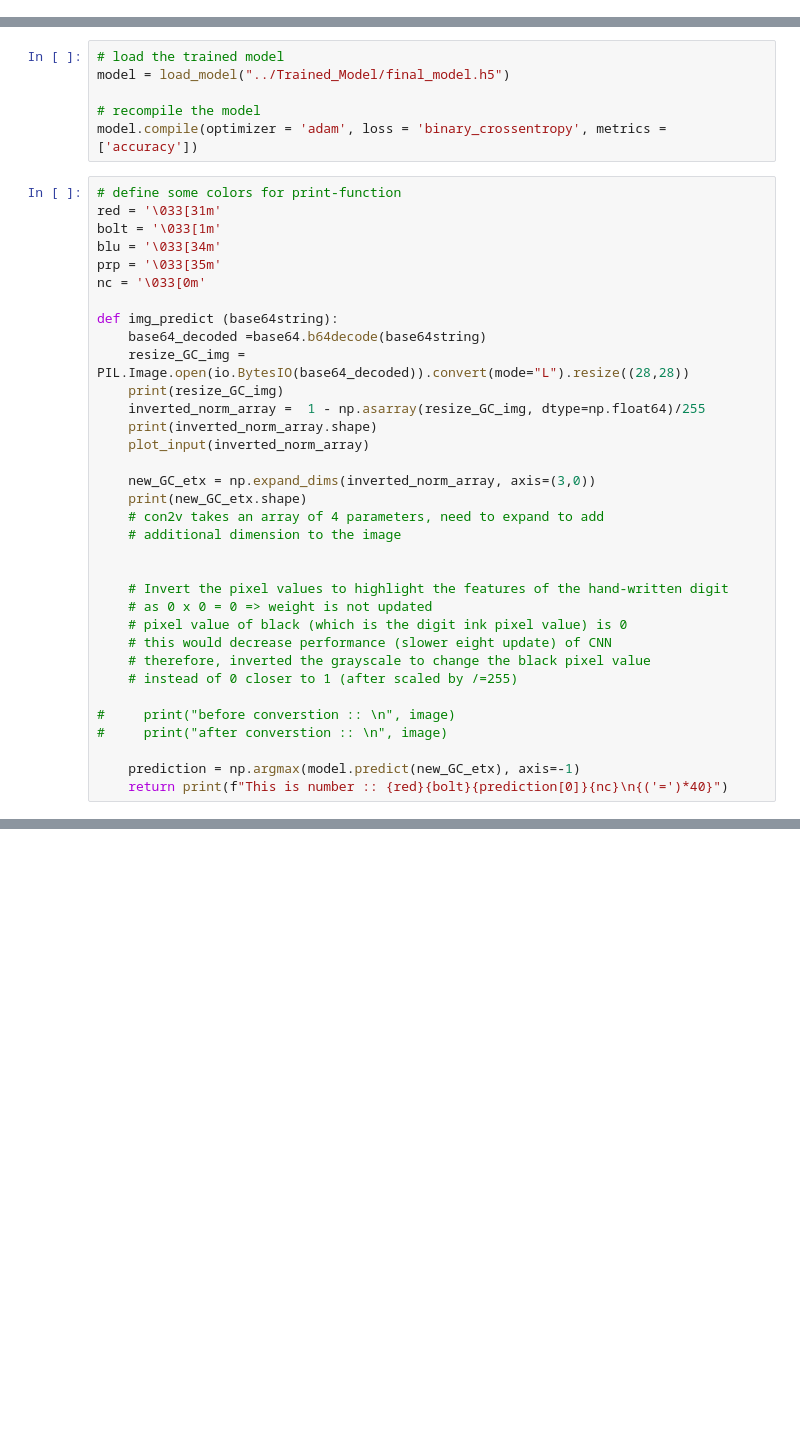
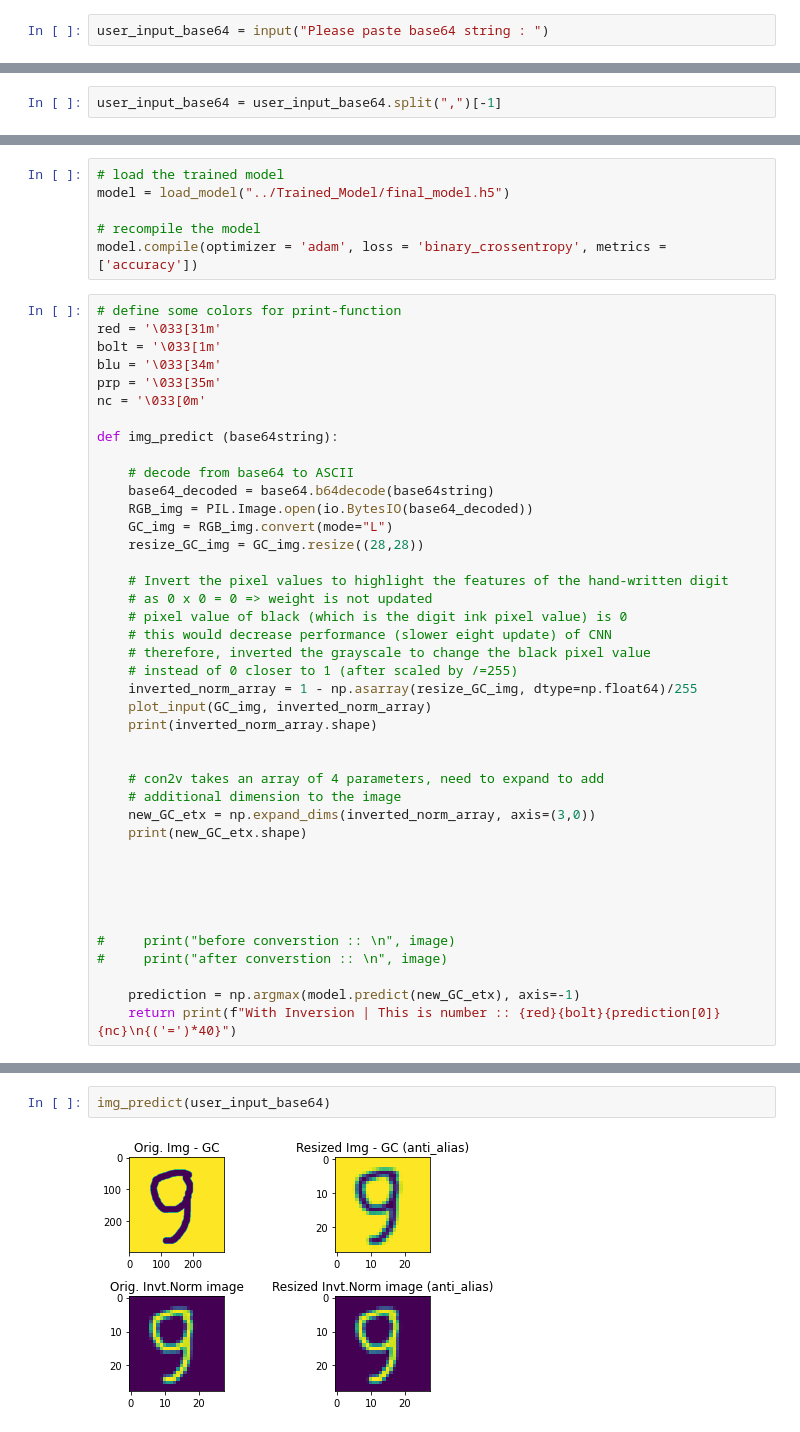
Before and after one commit to henryle-n/Handwriting-Prediction-Tensorflow2, a Jupyter notebook: OLD/plot_rescale.ipynb, the cells around one changed output, grey strips where cells are left out. Drawn from its saved outputs; the diff is of its cells as text; blank space fills up the shorter version.

```diff
--- a/OLD/plot_rescale.ipynb
+++ b/OLD/plot_rescale.ipynb
@@ -93,0 +42,2 @@ string64
+# %%
+user_input_base64 = input("Please paste base64 string : ")
@@ -94 +46,3 @@ string64
+# %%
+user_input_base64 = user_input_base64.split(",")[-1]
 # %%
@@ -133,18 +89,12 @@ prp = '\033[35m'
 nc = '\033[0m'
 
 def img_predict (base64string):
-    base64_decoded =base64.b64decode(base64string)
-    resize_GC_img = PIL.Image.open(io.BytesIO(base64_decoded)).convert(mode="L").resize((28,28))
-    print(resize_GC_img)
-    inverted_norm_array =  1 - np.asarray(resize_GC_img, dtype=np.float64)/255
-    print(inverted_norm_array.shape)
-    plot_input(inverted_norm_array)
 
-    new_GC_etx = np.expand_dims(inverted_norm_array, axis=(3,0))
-    print(new_GC_etx.shape)
-    # con2v takes an array of 4 parameters, need to expand to add
-    # additional dimension to the image
-
+    # decode from base64 to ASCII
+    base64_decoded = base64.b64decode(base64string)
+    RGB_img = PIL.Image.open(io.BytesIO(base64_decoded))
+    GC_img = RGB_img.convert(mode="L")
+    resize_GC_img = GC_img.resize((28,28))
 
     # Invert the pixel values to highlight the features of the hand-written digit
     # as 0 x 0 = 0 => weight is not updated
@@ -152,9 +102,22 @@ def img_predict (base64string):
     # this would decrease performance (slower eight update) of CNN
     # therefore, inverted the grayscale to change the black pixel value
     # instead of 0 closer to 1 (after scaled by /=255)
+    inverted_norm_array = 1 - np.asarray(resize_GC_img, dtype=np.float64)/255
+    plot_input(GC_img, inverted_norm_array)
+    print(inverted_norm_array.shape)
+
+
+    # con2v takes an array of 4 parameters, need to expand to add
+    # additional dimension to the image
+    new_GC_etx = np.expand_dims(inverted_norm_array, axis=(3,0))
+    print(new_GC_etx.shape)
+
+
+
+
 
 #     print("before converstion :: \n", image)
 #     print("after converstion :: \n", image)
 
     prediction = np.argmax(model.predict(new_GC_etx), axis=-1)
-    return print(f"This is number :: {red}{bolt}{prediction[0]}{nc}\n{('=')*40}")
+    return print(f"With Inversion | This is number :: {red}{bolt}{prediction[0]}{nc}\n{('=')*40}")
@@ -160,0 +158,4 @@ def img_predict (base64string):
+# %%
+img_predict(user_input_base64)
+# %% [output]
+[figure, added]
```
Also changed, not shown: parts of 34 cells of this notebook, 5 other files.
